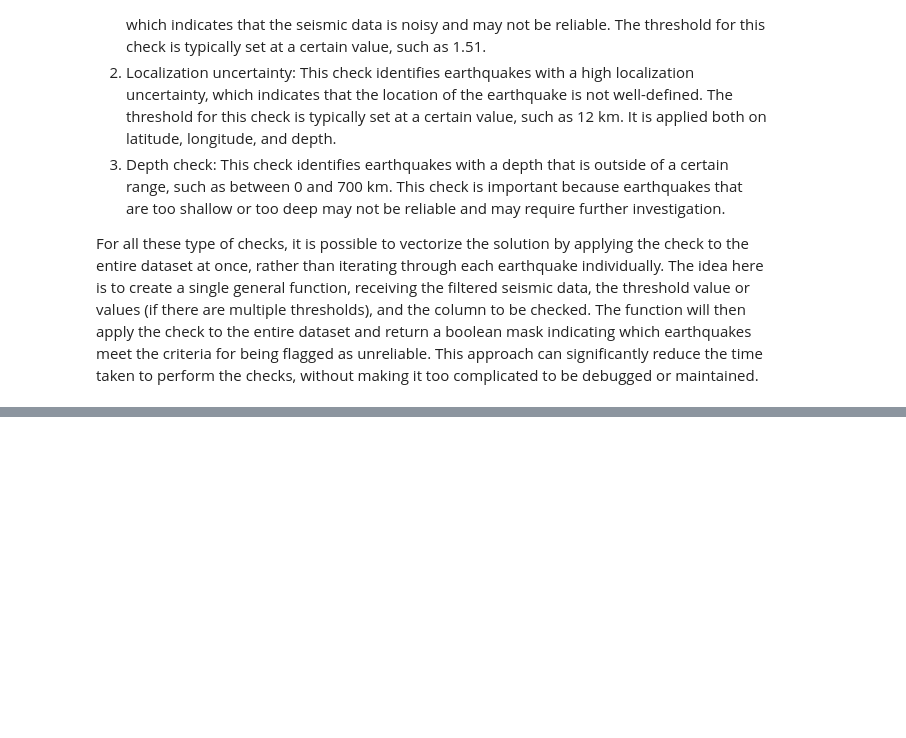
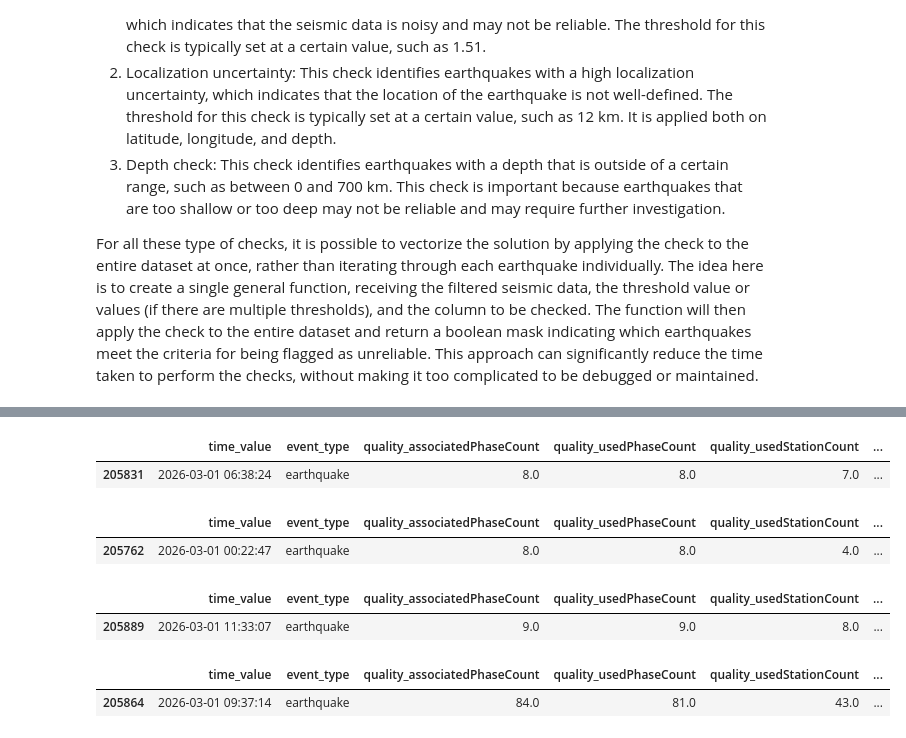
Before and after one commit to KenethGarcia/Revision_Sismicidad_SGC, a Jupyter notebook: notebooks/Vectorization_vs_Parallelization.ipynb, the cells around one changed output, grey strips where cells are left out. Drawn from its saved outputs; the diff is of its cells as text; code cells hidden in the pictures; blank space fills up the shorter version.

```diff
--- a/notebooks/Vectorization_vs_Parallelization.ipynb
+++ b/notebooks/Vectorization_vs_Parallelization.ipynb
@@ -137,0 +293,36 @@ high_rms_events_sorted
+# %%
+# Second example: 4 p and 3 s event (within 2026-03-01 06:38:00 and 2026-03-01 06:39:00)
+start_filter_2 = dt.datetime(2026, 3, 1, 6, 38, 0)
+end_filter_2 = dt.datetime(2026, 3, 1, 6, 39, 0)
+subset_df_2 = event_df3[(event_df3['time_value'] >= start_filter_2) & (event_df3['time_value'] <= end_filter_2)].copy()
+subset_df_2[['time_value', 'event_type', 'quality_associatedPhaseCount', 'quality_usedPhaseCount', 'quality_usedStationCount', 'quality_associatedStationCount']]
+# %% [output]
+|  | time_value | event_type | quality_associatedPhaseCount | quality_usedPhaseCount | quality_usedStationCount | ... |
+| 205831 | 2026-03-01 06:38:24 | earthquake | 8.0 | 8.0 | 7.0 | ... |
+# %%
+# Third example: 4 p and 4 s event (within 2026-03-01 00:22:00 and 2026-03-01 00:23:00)
+start_filter_3 = dt.datetime(2026, 3, 1, 0, 22, 0)
+end_filter_3 = dt.datetime(2026, 3, 1, 0, 23, 0)
+subset_df_3 = event_df3[(event_df3['time_value'] >= start_filter_3) & (event_df3['time_value'] <= end_filter_3)].copy()
+subset_df_3[['time_value', 'event_type', 'quality_associatedPhaseCount', 'quality_usedPhaseCount', 'quality_usedStationCount', 'quality_associatedStationCount']]
+# %% [output]
+|  | time_value | event_type | quality_associatedPhaseCount | quality_usedPhaseCount | quality_usedStationCount | ... |
+| 205762 | 2026-03-01 00:22:47 | earthquake | 8.0 | 8.0 | 4.0 | ... |
+# %%
+# Fourth example: 4 p and 4 s event (within 2026-03-01 11:33:00 and 2026-03-01 11:34:00)
+start_filter_4 = dt.datetime(2026, 3, 1, 11, 33, 0)
+end_filter_4 = dt.datetime(2026, 3, 1, 11, 34, 0)
+subset_df_4 = event_df3[(event_df3['time_value'] >= start_filter_4) & (event_df3['time_value'] <= end_filter_4)].copy()
+subset_df_4[['time_value', 'event_type', 'quality_associatedPhaseCount', 'quality_usedPhaseCount', 'quality_usedStationCount', 'quality_associatedStationCount']]
+# %% [output]
+|  | time_value | event_type | quality_associatedPhaseCount | quality_usedPhaseCount | quality_usedStationCount | ... |
+| 205889 | 2026-03-01 11:33:07 | earthquake | 9.0 | 9.0 | 8.0 | ... |
+# %%
+# Fifth example: 44 p (43 used) and 40 s (81 used picks to locate and 84 total picks) event (within 2026-03-01 09:37:00 and 2026-03-01 09:38:00)
+start_filter_5 = dt.datetime(2026, 3, 1, 9, 37, 0)
+end_filter_5 = dt.datetime(2026, 3, 1, 9, 38, 0)
+subset_df_5 = event_df3[(event_df3['time_value'] >= start_filter_5) & (event_df3['time_value'] <= end_filter_5)].copy()
+subset_df_5[['time_value', 'event_type', 'quality_associatedPhaseCount', 'quality_usedPhaseCount', 'quality_usedStationCount', 'quality_associatedStationCount']]
+# %% [output]
+|  | time_value | event_type | quality_associatedPhaseCount | quality_usedPhaseCount | quality_usedStationCount | ... |
+| 205864 | 2026-03-01 09:37:14 | earthquake | 84.0 | 81.0 | 43.0 | ... |
```
Also changed, not shown: parts of 9 cells of this notebook, 1 other file.
